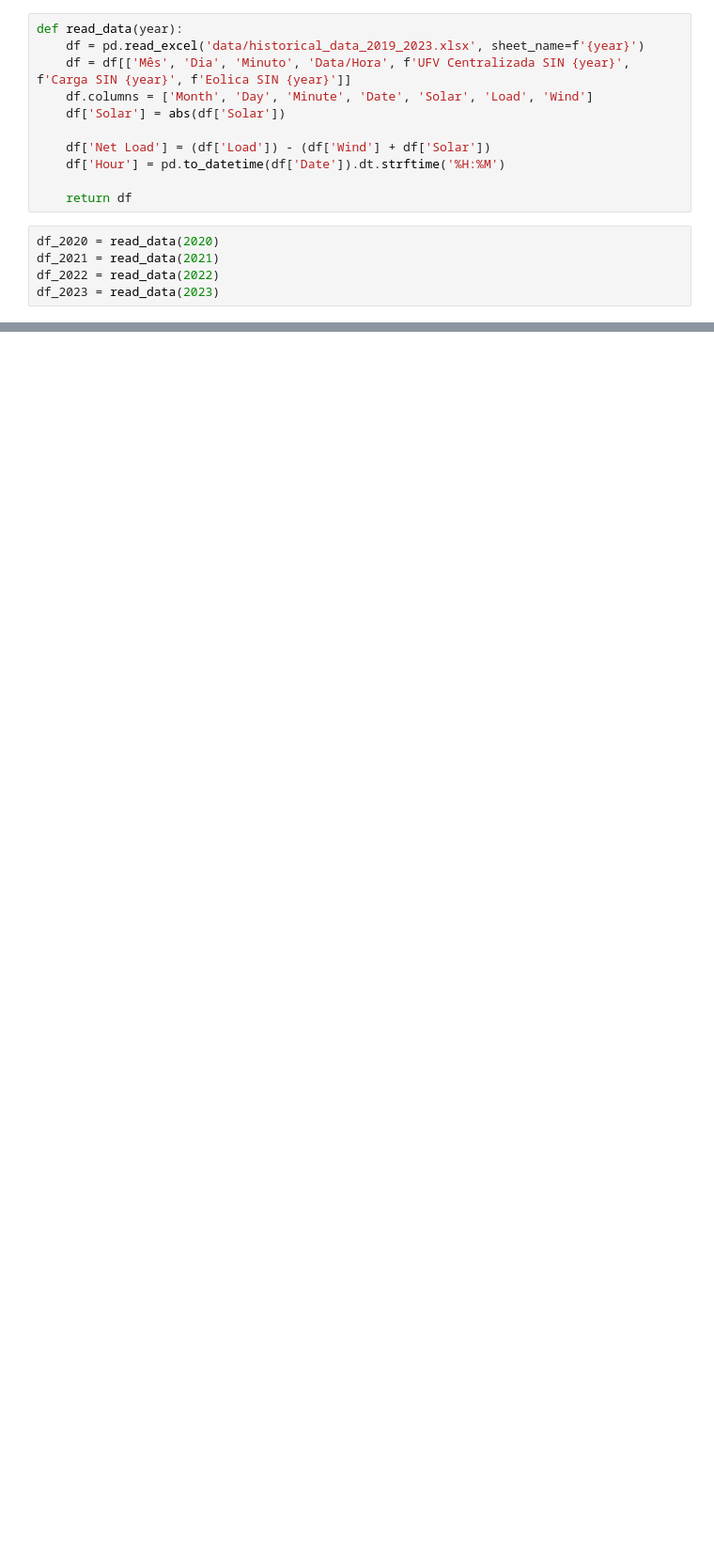
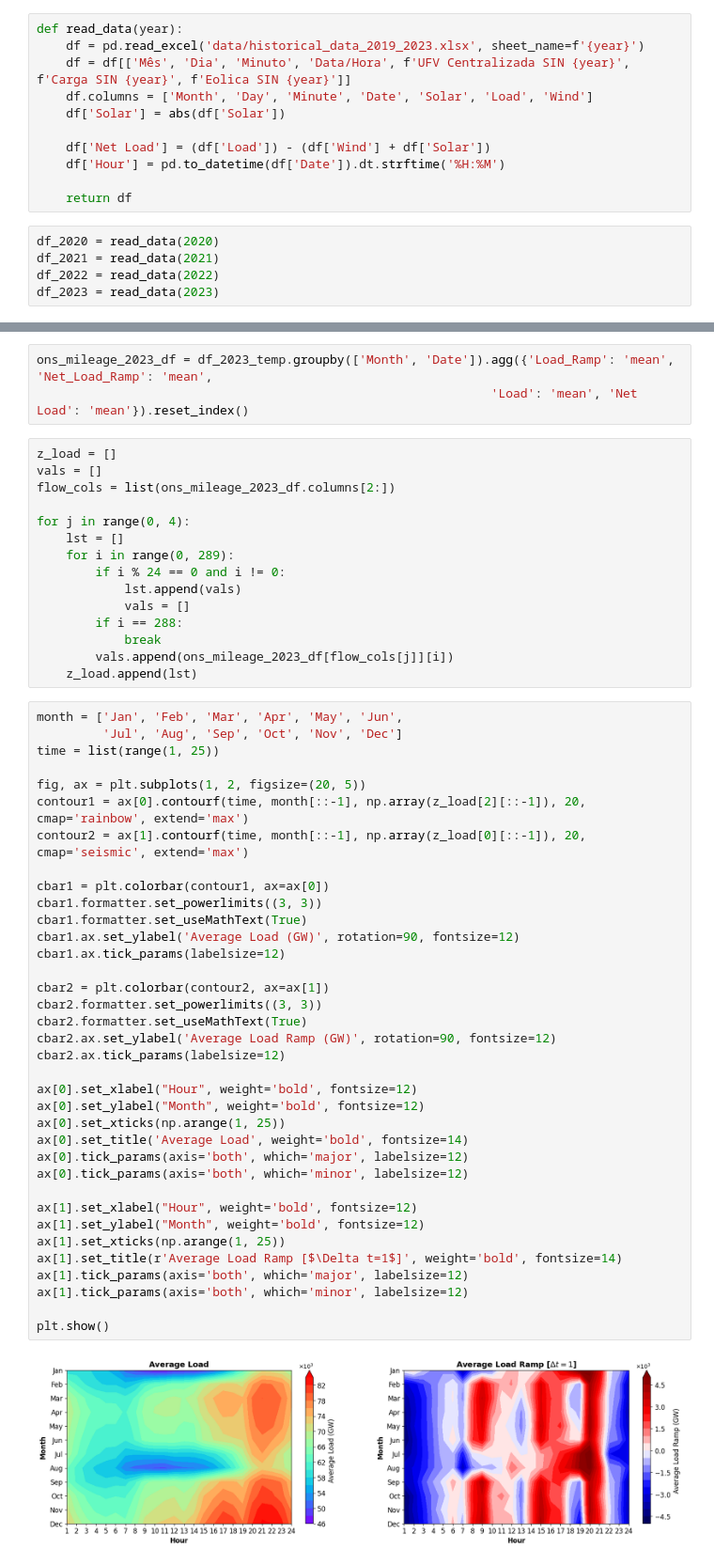
Before and after one commit to marckcode/load_ramp_analysis, a Jupyter notebook: LoadRampAnalysis.ipynb, the cells around one changed output, grey strips where cells are left out. Shown at 94% size. Saved outputs shown, nothing was run; the diff lists cells and outputs as text; blank space fills up the shorter version.

```diff
--- a/LoadRampAnalysis.ipynb
+++ b/LoadRampAnalysis.ipynb
@@ -64,0 +314,56 @@ plot_by_date(data_gather, 'Net Load', 1, 10)
+# %%
+ons_mileage_2023_df = df_2023_temp.groupby(['Month', 'Date']).agg({'Load_Ramp': 'mean', 'Net_Load_Ramp': 'mean',
+                                                              'Load': 'mean', 'Net Load': 'mean'}).reset_index()
+# %%
+z_load = []
+vals = []
+flow_cols = list(ons_mileage_2023_df.columns[2:])
+
+for j in range(0, 4):
+    lst = []
+    for i in range(0, 289):
+        if i % 24 == 0 and i != 0:
+            lst.append(vals)
+            vals = []
+        if i == 288:
+            break
+        vals.append(ons_mileage_2023_df[flow_cols[j]][i])
+    z_load.append(lst)
+# %%
+month = ['Jan', 'Feb', 'Mar', 'Apr', 'May', 'Jun',
+         'Jul', 'Aug', 'Sep', 'Oct', 'Nov', 'Dec']
+time = list(range(1, 25))
+
+fig, ax = plt.subplots(1, 2, figsize=(20, 5))
+contour1 = ax[0].contourf(time, month[::-1], np.array(z_load[2][::-1]), 20, cmap='rainbow', extend='max')
+contour2 = ax[1].contourf(time, month[::-1], np.array(z_load[0][::-1]), 20, cmap='seismic', extend='max')
+
+cbar1 = plt.colorbar(contour1, ax=ax[0])
+cbar1.formatter.set_powerlimits((3, 3))
+cbar1.formatter.set_useMathText(True)
+cbar1.ax.set_ylabel('Average Load (GW)', rotation=90, fontsize=12)
+cbar1.ax.tick_params(labelsize=12)
+
+cbar2 = plt.colorbar(contour2, ax=ax[1])
+cbar2.formatter.set_powerlimits((3, 3))
+cbar2.formatter.set_useMathText(True)
+cbar2.ax.set_ylabel('Average Load Ramp (GW)', rotation=90, fontsize=12)
+cbar2.ax.tick_params(labelsize=12)
+
+ax[0].set_xlabel("Hour", weight='bold', fontsize=12)
+ax[0].set_ylabel("Month", weight='bold', fontsize=12)
+ax[0].set_xticks(np.arange(1, 25))
+ax[0].set_title('Average Load', weight='bold', fontsize=14)
+ax[0].tick_params(axis='both', which='major', labelsize=12)
+ax[0].tick_params(axis='both', which='minor', labelsize=12)
+
+ax[1].set_xlabel("Hour", weight='bold', fontsize=12)
+ax[1].set_ylabel("Month", weight='bold', fontsize=12)
+ax[1].set_xticks(np.arange(1, 25))
+ax[1].set_title(r'Average Load Ramp [$\Delta t=1$]', weight='bold', fontsize=14)
+ax[1].tick_params(axis='both', which='major', labelsize=12)
+ax[1].tick_params(axis='both', which='minor', labelsize=12)
+
+plt.show()
+# %% [output]
+[figure, added]
```
Also changed, not shown: parts of 18 cells of this notebook, 2 other files.
